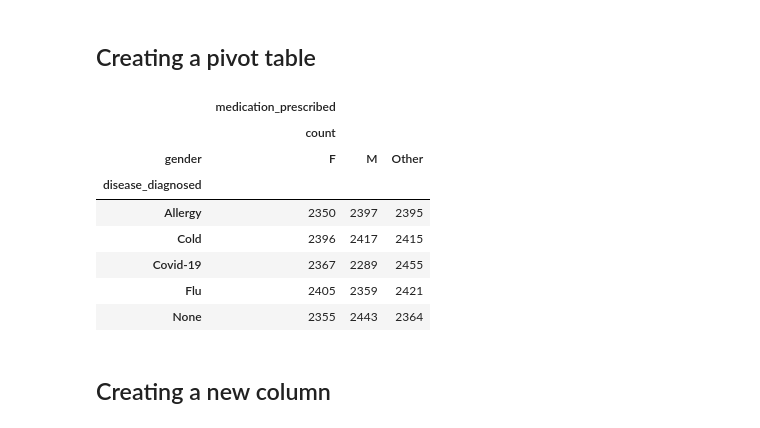
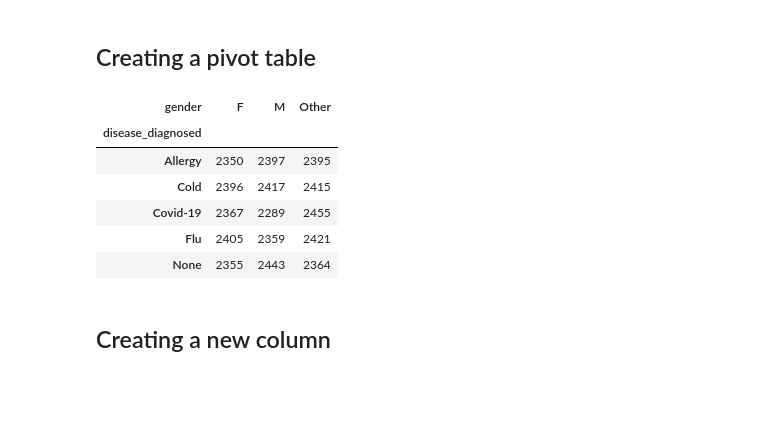
Before and after one commit to Beczheng/datasci_2_manipulation, a Jupyter notebook: HHA_507_HW_2.ipynb, the cells around one changed output. Drawn from its saved outputs; the diff is of its cells as text; code cells hidden in the pictures; blank space fills up the shorter version.

```diff
--- a/HHA_507_HW_2.ipynb
+++ b/HHA_507_HW_2.ipynb
@@ -43,7 +52,7 @@ shape: (105000, 20)
 # %%
 # Loading the dataset as a CSV file
 
-df = pd.read_csv('healthcare_data_cleaning.csv')
+df = pd.read_csv('https://raw.githubusercontent.com/hantswilliams/HHA_507_2023/main/WK2/data/healthcare_data_cleaning.csv')
 df
 # %% [output]
 |  | Patient Age | Gender | City of Residence | State of Residence | Has Insurance | Visited Last Month | ... |
@@ -298,0 +331,5 @@ df8
+# %%
+# Changing data types
+
+df8[['patient_age', 'average_hr', 'average_bp', 'height_in_cm', 'weight_in_kg', 'payment_due', 'last_visit_in_days_ago', 'visit_duration_in_mins', 'number_of_tests', 'prescription_cost']] = df8[['patient_age', 'average_hr', 'average_bp', 'height_in_cm', 'weight_in_kg', 'payment_due', 'last_visit_in_days_ago', 'visit_duration_in_mins', 'number_of_tests', 'prescription_cost']].apply(pd.to_numeric)
+df8.dtypes
@@ -341,11 +430,9 @@ df8_grouping
 # %%
 # Creating a pivot table for the count of medication prescribed based on disease diganosed and gender
 
-df8_pivot_table = df8.pivot_table(index= ['disease_diagnosed'], columns= ['gender'], values=['medication_prescribed'], aggfunc ={'count'})
+df8_pivot_table = df8.pivot_table(index= 'disease_diagnosed', columns= 'gender', values='medication_prescribed', aggfunc ='count')
 df8_pivot_table
 # %% [output]
-|  | medication_prescribed |  |  |
-|  | count |  |  |
 | gender | F | M | Other |
 | disease_diagnosed |  |  |  |
 | Allergy | 2350 | 2397 | 2395 |
```
Also changed, not shown: parts of 20 cells of this notebook.
